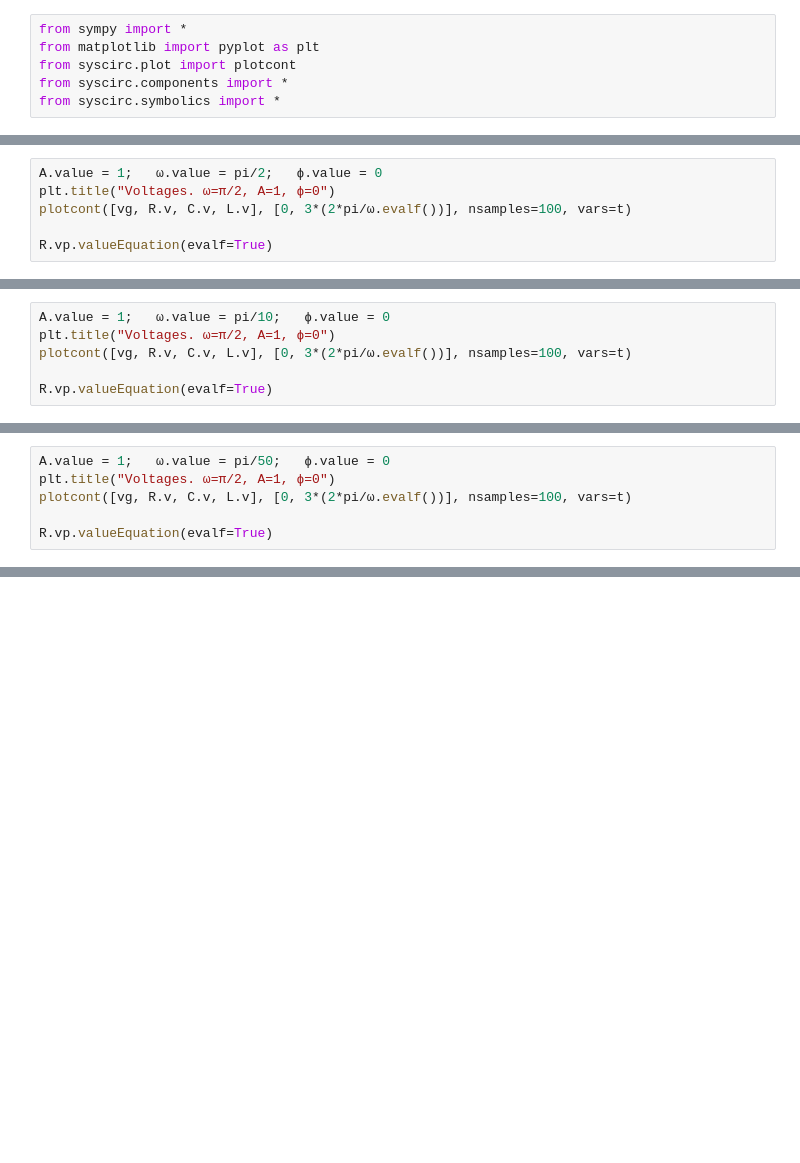
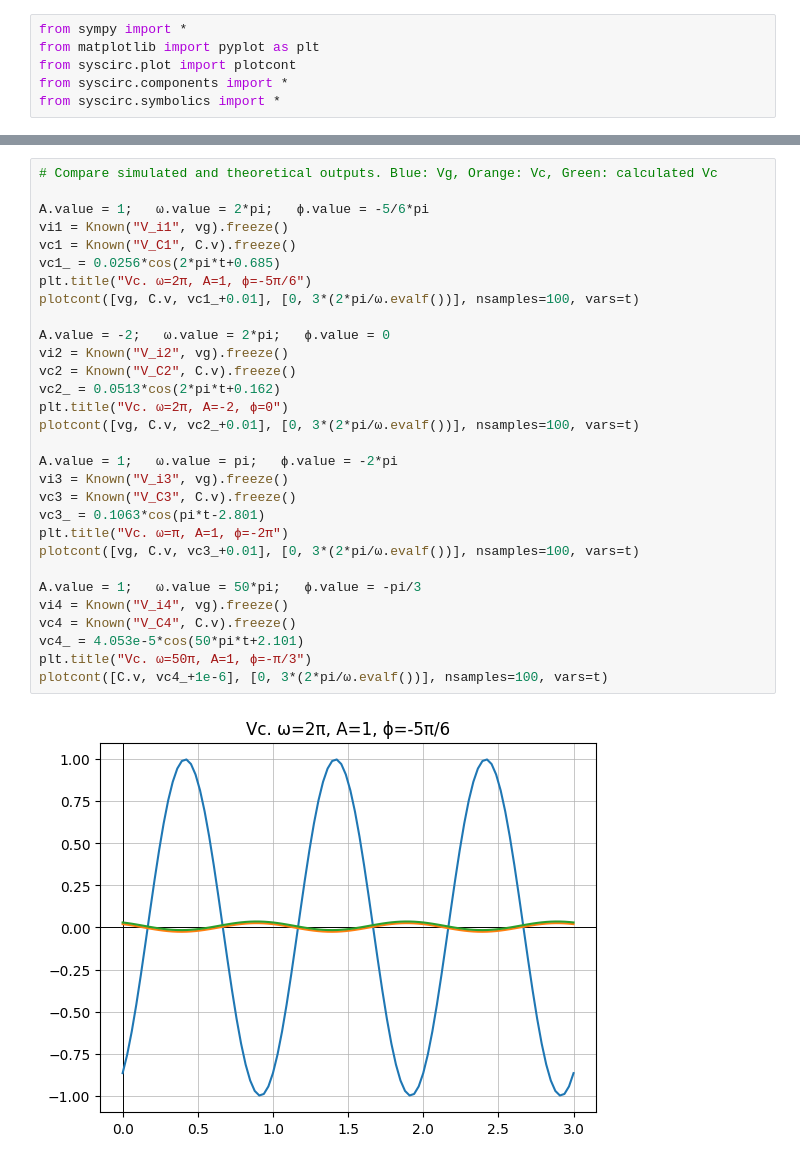
Before and after one commit to alonso-herreros/uni-syscirc-problems, a Jupyter notebook: code/circuits/C.4.ipynb, the cells around one changed output, grey strips where cells are left out. Drawn from its saved outputs; the diff is of its cells as text; blank space fills up the shorter version.

```diff
--- a/code/circuits/C.4.ipynb
+++ b/code/circuits/C.4.ipynb
@@ -60,6 +45,0 @@ $\displaystyle p_{R.V} = 0.111471217830853$
-# %%
-A.value = 1;   ω.value = pi/2;   ϕ.value = 0
-plt.title("Voltages. ω=π/2, A=1, ϕ=0")
-plotcont([vg, R.v, C.v, L.v], [0, 3*(2*pi/ω.evalf())], nsamples=100, vars=t)
-
-R.vp.valueEquation(evalf=True)
@@ -69,6 +45,0 @@ $\displaystyle p_{R.V} = 0.533992398188101$
-# %%
-A.value = 1;   ω.value = pi/10;   ϕ.value = 0
-plt.title("Voltages. ω=π/2, A=1, ϕ=0")
-plotcont([vg, R.v, C.v, L.v], [0, 3*(2*pi/ω.evalf())], nsamples=100, vars=t)
-
-R.vp.valueEquation(evalf=True)
@@ -78,6 +45,0 @@ $\displaystyle p_{R.V} = 0.108332803128057$
-# %%
-A.value = 1;   ω.value = pi/50;   ϕ.value = 0
-plt.title("Voltages. ω=π/2, A=1, ϕ=0")
-plotcont([vg, R.v, C.v, L.v], [0, 3*(2*pi/ω.evalf())], nsamples=100, vars=t)
-
-R.vp.valueEquation(evalf=True)
@@ -103,3 +66,35 @@ plt.show()
 [figure]
 [figure]
 [figure]
+# %%
+# Compare simulated and theoretical outputs. Blue: Vg, Orange: Vc, Green: calculated Vc
+
+A.value = 1;   ω.value = 2*pi;   ϕ.value = -5/6*pi
+vi1 = Known("V_i1", vg).freeze()
+vc1 = Known("V_C1", C.v).freeze()
+vc1_ = 0.0256*cos(2*pi*t+0.685)
+plt.title("Vc. ω=2π, A=1, ϕ=-5π/6")
+plotcont([vg, C.v, vc1_+0.01], [0, 3*(2*pi/ω.evalf())], nsamples=100, vars=t)
+
+A.value = -2;   ω.value = 2*pi;   ϕ.value = 0
+vi2 = Known("V_i2", vg).freeze()
+vc2 = Known("V_C2", C.v).freeze()
+vc2_ = 0.0513*cos(2*pi*t+0.162)
+plt.title("Vc. ω=2π, A=-2, ϕ=0")
+plotcont([vg, C.v, vc2_+0.01], [0, 3*(2*pi/ω.evalf())], nsamples=100, vars=t)
+
+A.value = 1;   ω.value = pi;   ϕ.value = -2*pi
+vi3 = Known("V_i3", vg).freeze()
+vc3 = Known("V_C3", C.v).freeze()
+vc3_ = 0.1063*cos(pi*t-2.801)
+plt.title("Vc. ω=π, A=1, ϕ=-2π")
+plotcont([vg, C.v, vc3_+0.01], [0, 3*(2*pi/ω.evalf())], nsamples=100, vars=t)
+
+A.value = 1;   ω.value = 50*pi;   ϕ.value = -pi/3
+vi4 = Known("V_i4", vg).freeze()
+vc4 = Known("V_C4", C.v).freeze()
+vc4_ = 4.053e-5*cos(50*pi*t+2.101)
+plt.title("Vc. ω=50π, A=1, ϕ=-π/3")
+plotcont([C.v, vc4_+1e-6], [0, 3*(2*pi/ω.evalf())], nsamples=100, vars=t)
+# %% [output]
+[figure, added]
```
Also changed, not shown: parts of 12 cells of this notebook.
